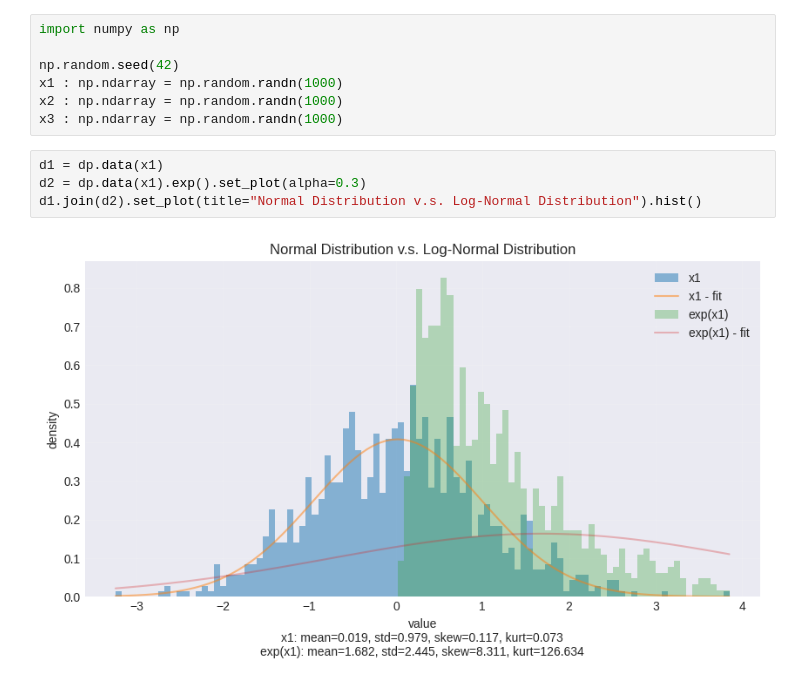
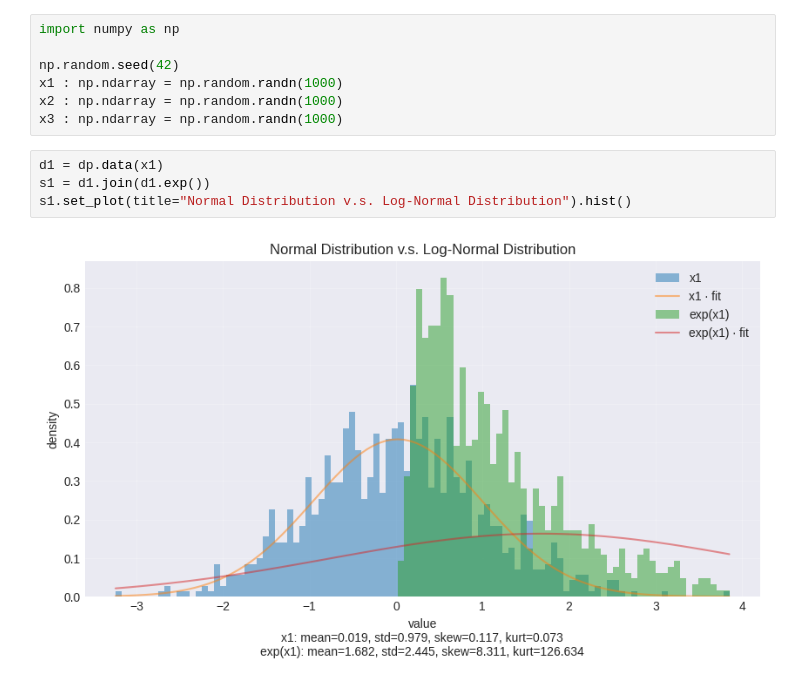
Before and after one commit to Chitaoji/dataplot, a Jupyter notebook: examples/tests.ipynb, the cells around one changed output. Cells and saved outputs as stored; diff of their text form.

```diff
--- a/examples/tests.ipynb
+++ b/examples/tests.ipynb
@@ -30,7 +30,7 @@ x2 : np.ndarray = np.random.randn(1000)
 x3 : np.ndarray = np.random.randn(1000)
 # %%
 d1 = dp.data(x1)
-d2 = dp.data(x1).exp().set_plot(alpha=0.3)
-d1.join(d2).set_plot(title="Normal Distribution v.s. Log-Normal Distribution").hist()
+s1 = d1.join(d1.exp())
+s1.set_plot(title="Normal Distribution v.s. Log-Normal Distribution").hist()
 # %% [output]
-[figure, old version]
+[figure, new version]
```
Also changed, not shown: parts of 5 cells of this notebook.
